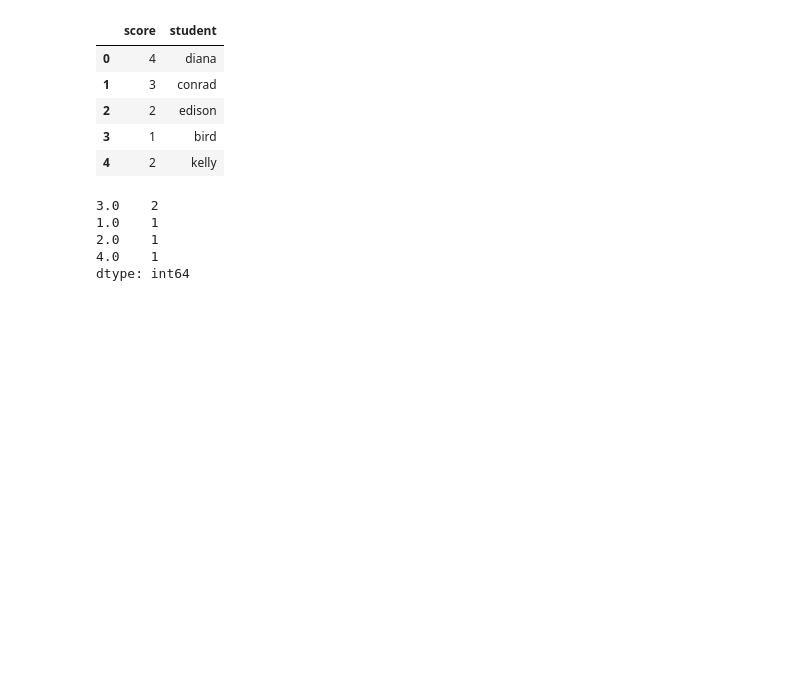
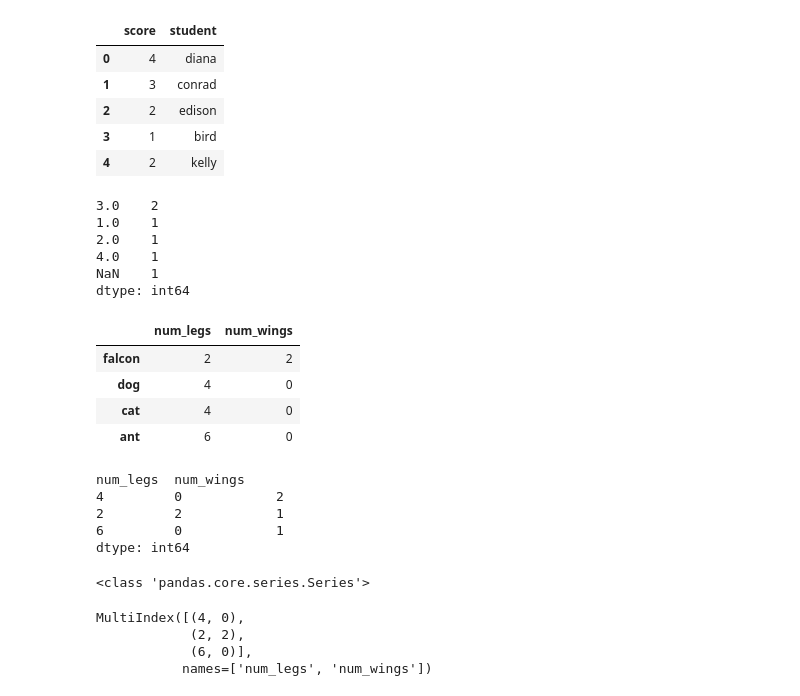
Before and after one commit to shawyanjafari/pandas-refresher, a Jupyter notebook: HandlingMissingData.ipynb, the cells around one changed output. Cells and saved outputs as stored; diff of their text form; code cells hidden in the pictures; blank space fills up the shorter version.

Commit message:
add value_counts clarification to handlingmissingdata notebook

```diff
--- a/HandlingMissingData.ipynb
+++ b/HandlingMissingData.ipynb
@@ -234,13 +234,52 @@ df
 | 2 | 2 | edison |
 | 3 | 1 | bird |
 | 4 | 2 | kelly |
-# %%
-s = pd.Series([3, 1, 2, 3, 4, np.nan])
-
-s.value_counts(normalize=False, dropna=False)  # value_counts() works like Counter in python.
-# %% [output]
-3.0    2
-1.0    1
-2.0    1
-4.0    1
-dtype: int64
+# %%
+s = pd.Series([3, 1, 2, 3, 4, np.nan])
+
+s.value_counts(normalize=False, dropna=False)  # value_counts() works like Counter in python.
+# %% [output]
+3.0    2
+1.0    1
+2.0    1
+4.0    1
+NaN    1
+dtype: int64
+# %%
+df = pd.DataFrame({'num_legs': [2, 4, 4, 6],
+
+                   'num_wings': [2, 0, 0, 0]},
+
+                  index=['falcon', 'dog', 'cat', 'ant'])
+
+df
+# %% [output]
+|  | num_legs | num_wings |
+| falcon | 2 | 2 |
+| dog | 4 | 0 |
+| cat | 4 | 0 |
+| ant | 6 | 0 |
+# %%
+df.value_counts()
+
+# The output basically tells us how many times a row showed up.
+# For example, there are two rows in our dataframe where the values for num_legs and num_wings were 4 and 0 respectively.
+# therefore, our output will convey that
+# %% [output]
+num_legs  num_wings
+4         0            2
+2         2            1
+6         0            1
+dtype: int64
+# %%
+# note - the output is a multi-indexed
+print(type(df.value_counts()))
+# %% [output]
+<class 'pandas.core.series.Series'>
+# %%
+print(df.value_counts().index)
+# %% [output]
+MultiIndex([(4, 0),
+            (2, 2),
+            (6, 0)],
+           names=['num_legs', 'num_wings'])
```
